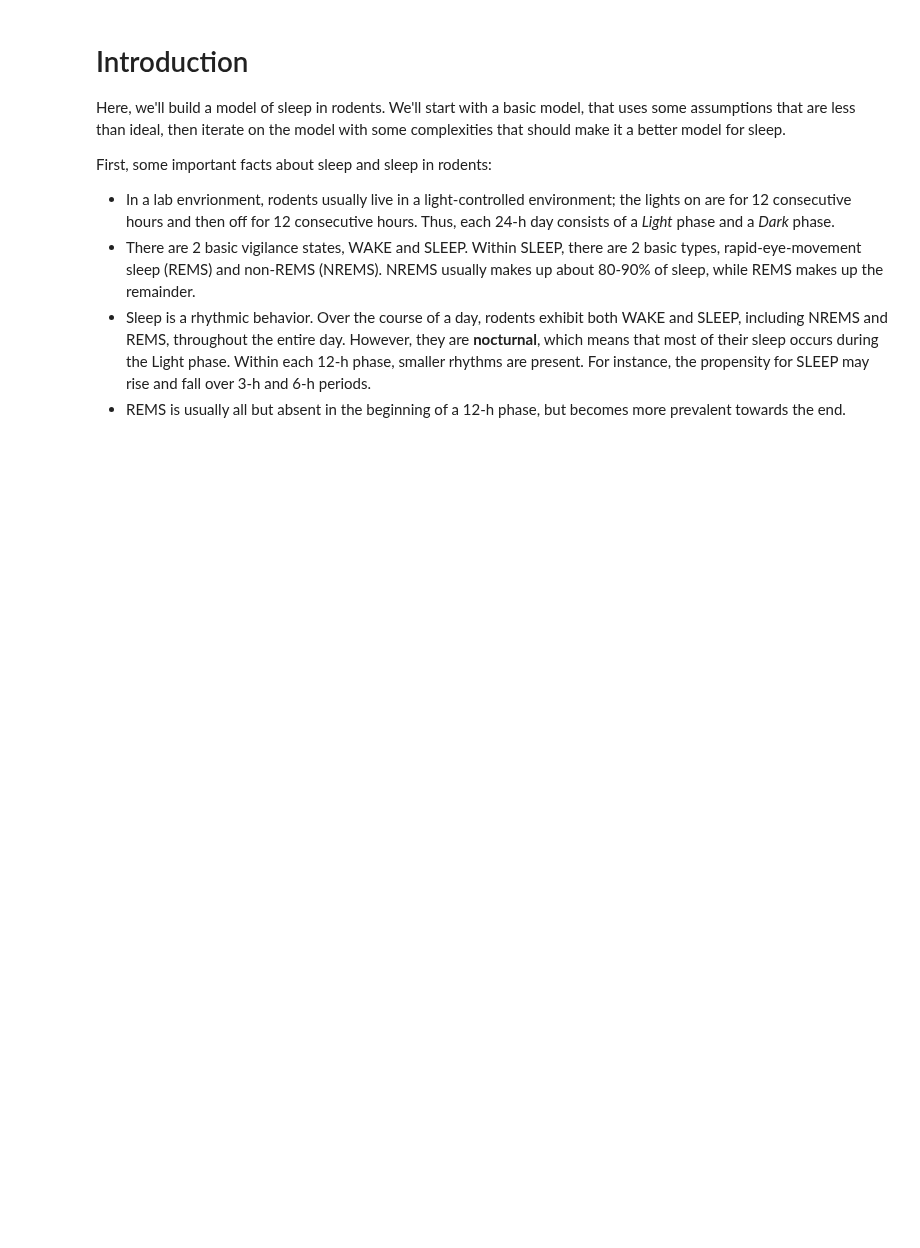
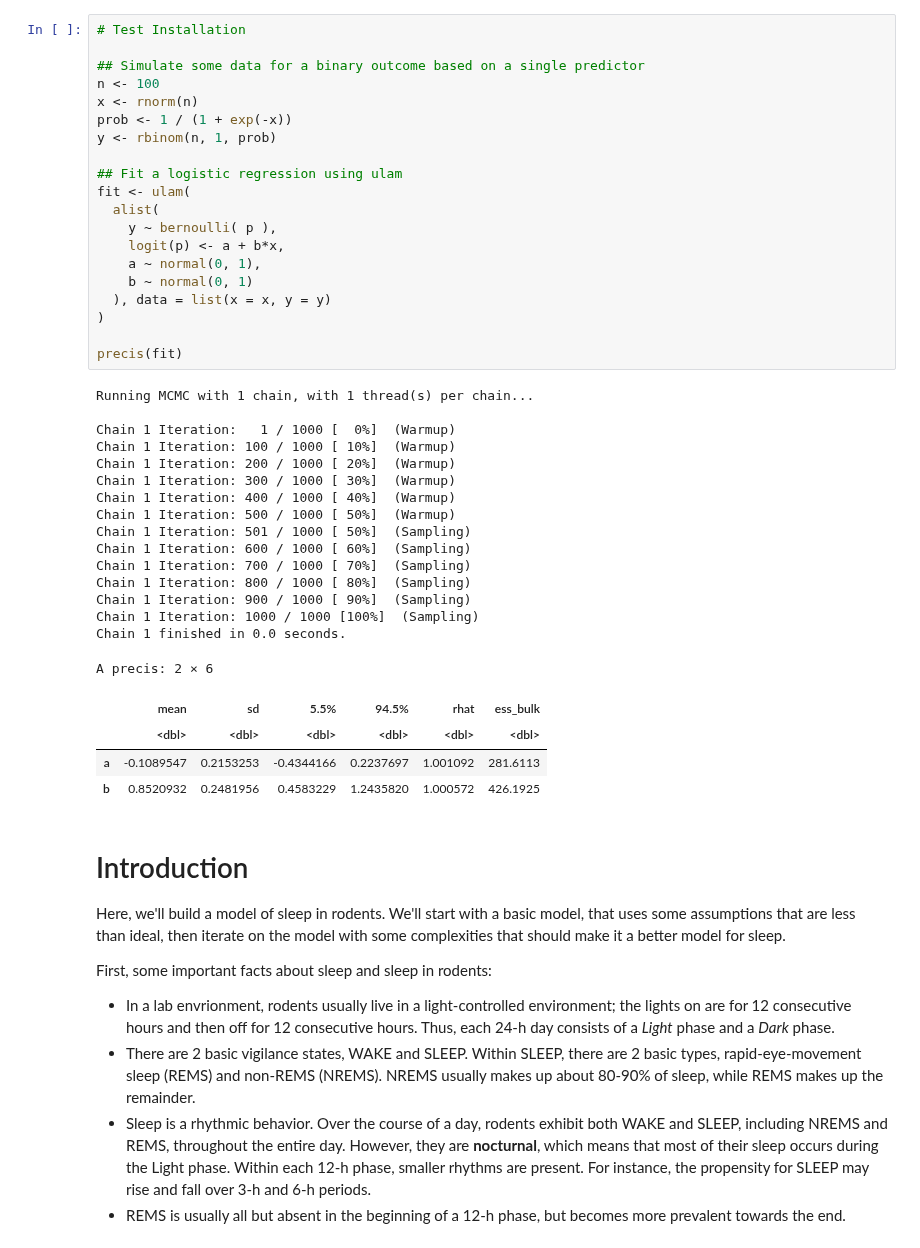
Before and after one commit to nicklausmillican/StatisticalRethinkingIISolutions, a Jupyter notebook: ModelingSleep.ipynb, the cells around one changed output. Drawn from its saved outputs; the diff is of its cells as text; blank space fills up the shorter version.

```diff
--- a/ModelingSleep.ipynb
+++ b/ModelingSleep.ipynb
@@ -40,6 +184,47 @@ Attaching package: ‘rethinking’
 The following object is masked from ‘package:stats’:
 
     rstudent
+# %%
+# Test Installation
+
+## Simulate some data for a binary outcome based on a single predictor
+n <- 100
+x <- rnorm(n)
+prob <- 1 / (1 + exp(-x))
+y <- rbinom(n, 1, prob)
+
+## Fit a logistic regression using ulam
+fit <- ulam(
+  alist(
+    y ~ bernoulli( p ),
+    logit(p) <- a + b*x,
+    a ~ normal(0, 1),
+    b ~ normal(0, 1)
+  ), data = list(x = x, y = y)
+)
+
+precis(fit)
+# %% [output]
+Running MCMC with 1 chain, with 1 thread(s) per chain...
+
+Chain 1 Iteration:   1 / 1000 [  0%]  (Warmup)
+Chain 1 Iteration: 100 / 1000 [ 10%]  (Warmup)
+Chain 1 Iteration: 200 / 1000 [ 20%]  (Warmup)
+Chain 1 Iteration: 300 / 1000 [ 30%]  (Warmup)
+Chain 1 Iteration: 400 / 1000 [ 40%]  (Warmup)
+Chain 1 Iteration: 500 / 1000 [ 50%]  (Warmup)
+Chain 1 Iteration: 501 / 1000 [ 50%]  (Sampling)
+Chain 1 Iteration: 600 / 1000 [ 60%]  (Sampling)
+Chain 1 Iteration: 700 / 1000 [ 70%]  (Sampling)
+Chain 1 Iteration: 800 / 1000 [ 80%]  (Sampling)
+Chain 1 Iteration: 900 / 1000 [ 90%]  (Sampling)
+Chain 1 Iteration: 1000 / 1000 [100%]  (Sampling)
+Chain 1 finished in 0.0 seconds.
+A precis: 2 × 6
+|  | mean | sd | 5.5% | 94.5% | rhat | ess_bulk |
+|  | <dbl> | <dbl> | <dbl> | <dbl> | <dbl> | <dbl> |
+| a | -0.1089547 | 0.2153253 | -0.4344166 | 0.2237697 | 1.001092 | 281.6113 |
+| b | 0.8520932 | 0.2481956 | 0.4583229 | 1.2435820 | 1.000572 | 426.1925 |
 # %% [markdown]
 # Introduction
 Here, we'll build a model of sleep in rodents.  We'll start with a basic model, that uses some assumptions that are less than ideal, then iterate on the model with some complexities that should make it a better model for sleep.
```
Also changed, not shown: parts of 38 cells of this notebook.
